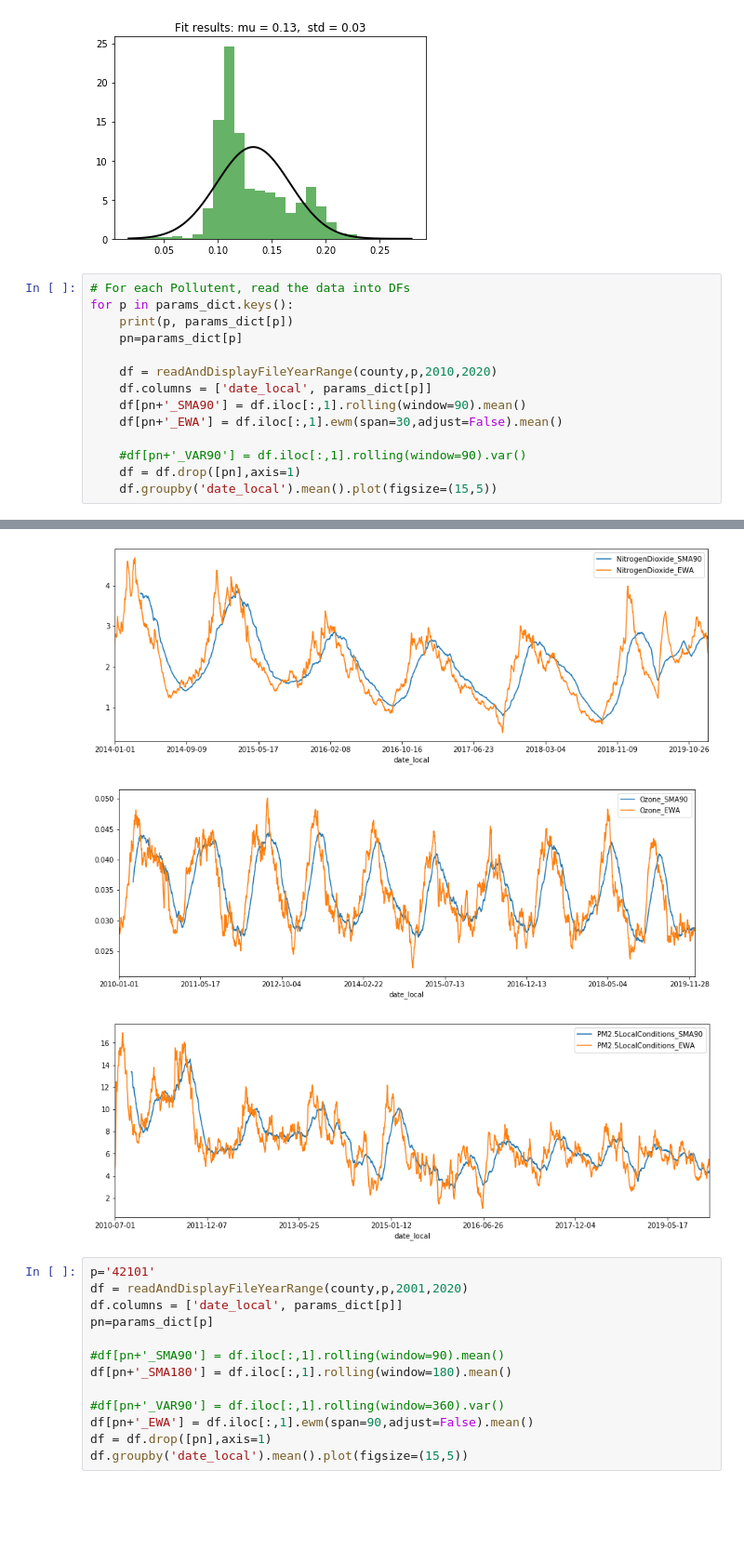
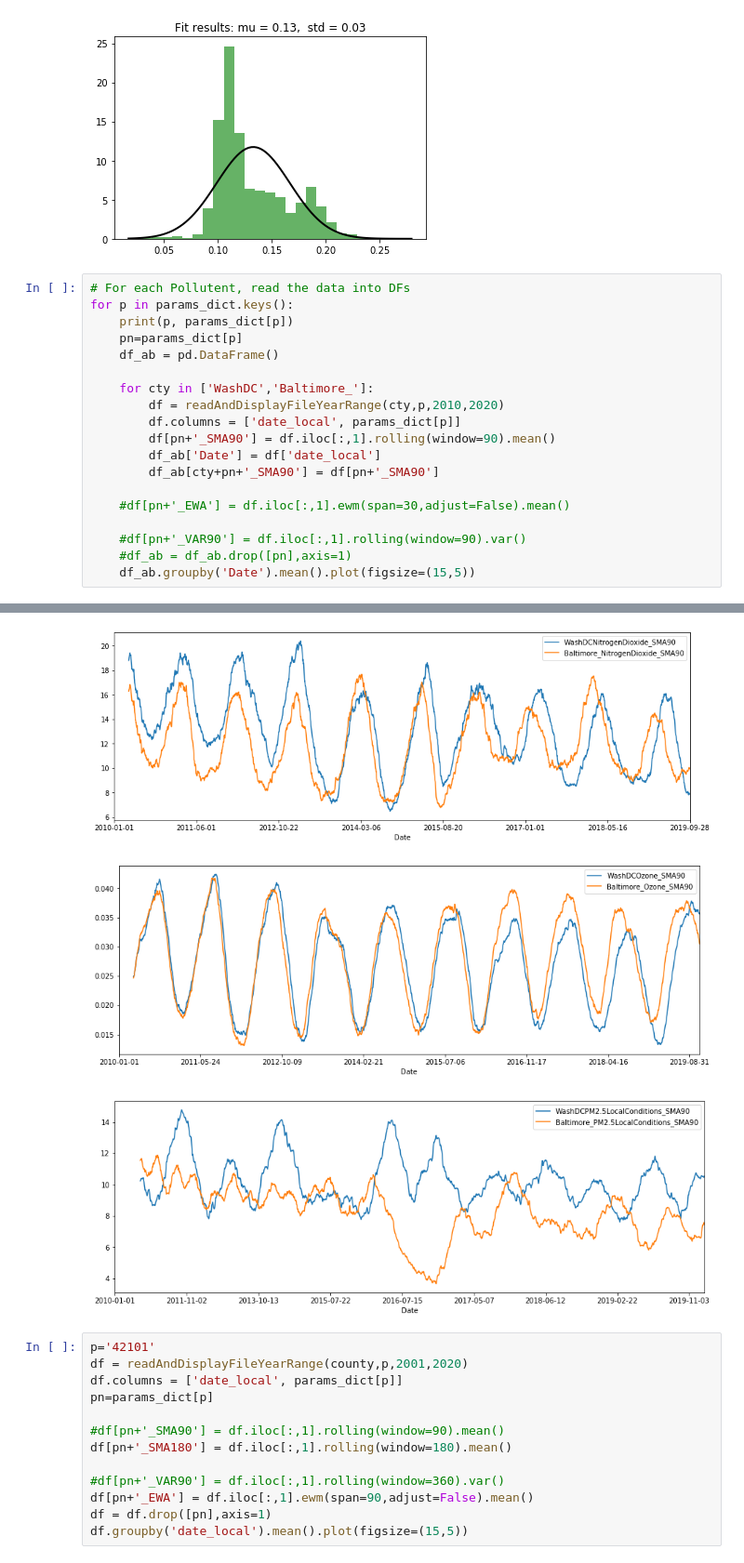
Before and after one commit to ksamavedam/Pollution20Code, a Jupyter notebook: Appa/apps_scratch.ipynb, the cells around one changed output, grey strips where cells are left out. Shown at 93% size. Saved outputs shown, nothing was run; the diff lists cells and outputs as text; blank space fills up the shorter version.

```diff
--- a/Appa/apps_scratch.ipynb
+++ b/Appa/apps_scratch.ipynb
@@ -96,15 +96,20 @@ for i in range(2016,2019,5):
 for p in params_dict.keys():
     print(p, params_dict[p])
     pn=params_dict[p]
+    df_ab = pd.DataFrame()
 
-    df = readAndDisplayFileYearRange(county,p,2010,2020)
-    df.columns = ['date_local', params_dict[p]]
-    df[pn+'_SMA90'] = df.iloc[:,1].rolling(window=90).mean()
-    df[pn+'_EWA'] = df.iloc[:,1].ewm(span=30,adjust=False).mean()
+    for cty in ['WashDC','Baltimore_']:
+        df = readAndDisplayFileYearRange(cty,p,2010,2020)
+        df.columns = ['date_local', params_dict[p]]
+        df[pn+'_SMA90'] = df.iloc[:,1].rolling(window=90).mean()
+        df_ab['Date'] = df['date_local']
+        df_ab[cty+pn+'_SMA90'] = df[pn+'_SMA90']
+
+    #df[pn+'_EWA'] = df.iloc[:,1].ewm(span=30,adjust=False).mean()
 
     #df[pn+'_VAR90'] = df.iloc[:,1].rolling(window=90).var()
-    df = df.drop([pn],axis=1)
-    df.groupby('date_local').mean().plot(figsize=(15,5))
+    #df_ab = df_ab.drop([pn],axis=1)
+    df_ab.groupby('Date').mean().plot(figsize=(15,5))
 # %% [output]
 42101 CarbonMonoxide
 42401 SulfurDioxide
@@ -116,6 +121,6 @@ for p in params_dict.keys():
-[figure, old version]
+[figure, new version]
-[figure, old version]
+[figure, new version]
-[figure, old version]
+[figure, new version]
 # %%
 p='42101'
 df = readAndDisplayFileYearRange(county,p,2001,2020)
```
Also changed, not shown: parts of 1 cell of this notebook, 1 other file.
